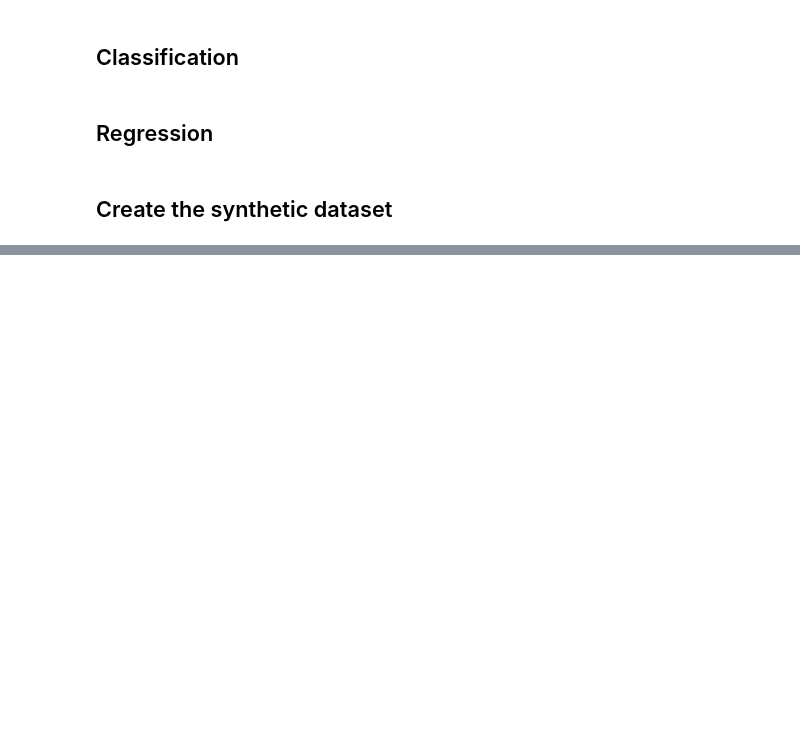
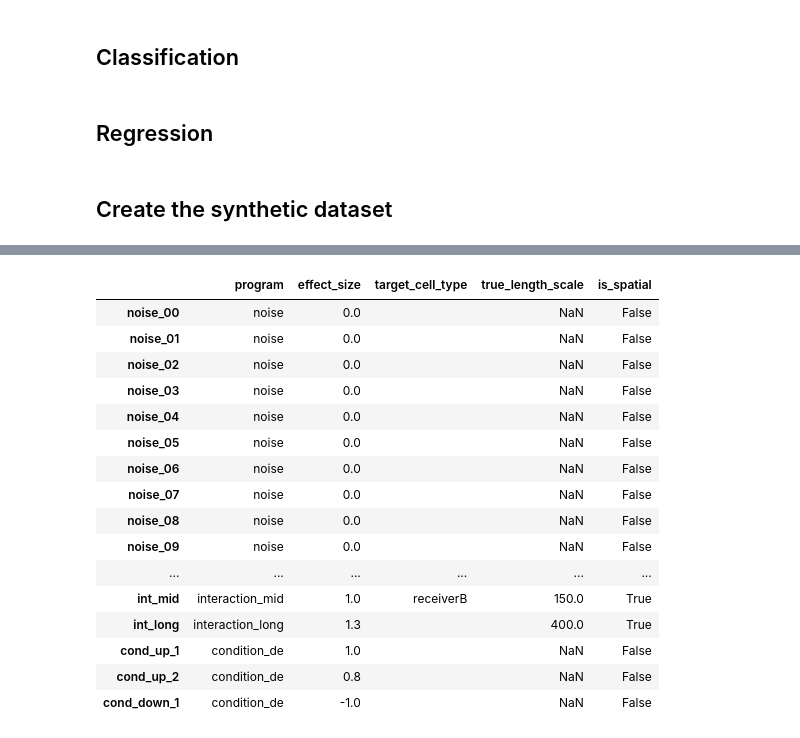
Before and after one commit to LLehner/interscale, a Jupyter notebook: docs/notebooks/3_downstream_tasks.ipynb, the cells around one changed output, grey strips where cells are left out. Saved outputs shown, nothing was run; the diff lists cells and outputs as text; code cells hidden in the pictures; blank space fills up the shorter version.

```diff
--- a/docs/notebooks/3_downstream_tasks.ipynb
+++ b/docs/notebooks/3_downstream_tasks.ipynb
@@ -82,0 +117,20 @@ adata_synth
+# %%
+adata_synth.var
+# %% [output]
+|  | program | effect_size | target_cell_type | true_length_scale | is_spatial |
+| noise_00 | noise | 0.0 |  | NaN | False |
+| noise_01 | noise | 0.0 |  | NaN | False |
+| noise_02 | noise | 0.0 |  | NaN | False |
+| noise_03 | noise | 0.0 |  | NaN | False |
+| noise_04 | noise | 0.0 |  | NaN | False |
+| noise_05 | noise | 0.0 |  | NaN | False |
+| noise_06 | noise | 0.0 |  | NaN | False |
+| noise_07 | noise | 0.0 |  | NaN | False |
+| noise_08 | noise | 0.0 |  | NaN | False |
+| noise_09 | noise | 0.0 |  | NaN | False |
+| ... | ... | ... | ... | ... | ... |
+| int_mid | interaction_mid | 1.0 | receiverB | 150.0 | True |
+| int_long | interaction_long | 1.3 |  | 400.0 | True |
+| cond_up_1 | condition_de | 1.0 |  | NaN | False |
+| cond_up_2 | condition_de | 0.8 |  | NaN | False |
+| cond_down_1 | condition_de | -1.0 |  | NaN | False |
```
Also changed, not shown: parts of 11 cells of this notebook, 3 other files.
